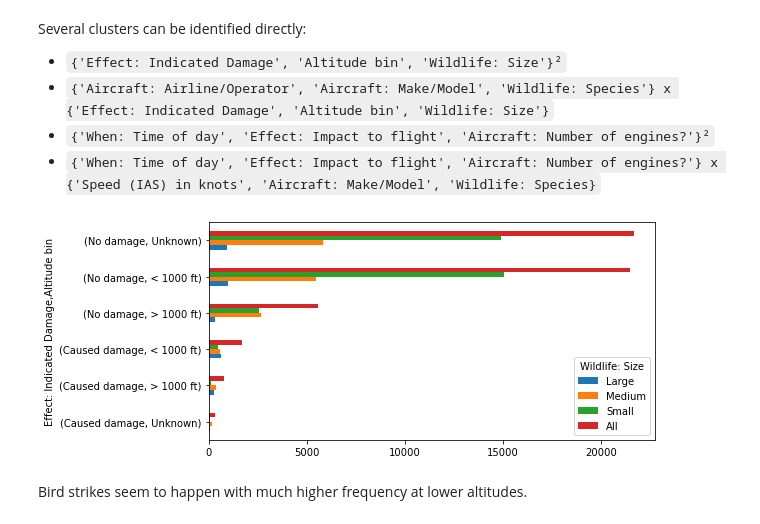
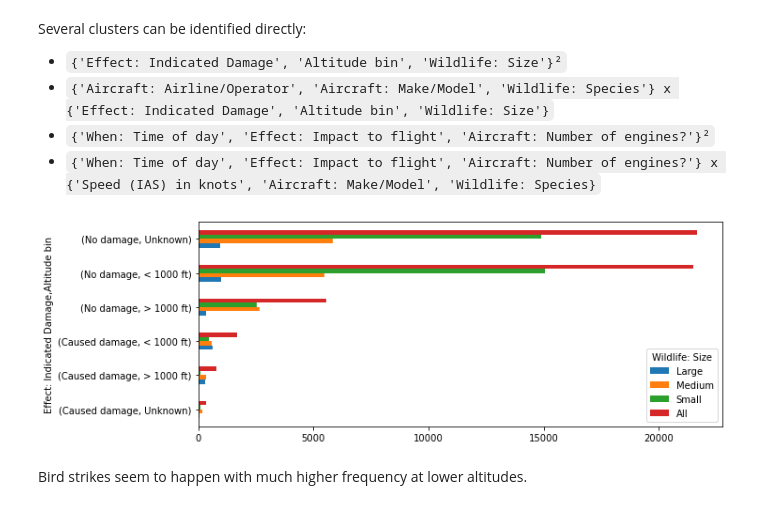
Before and after one commit to mikhas/sully, a Jupyter notebook: 00_eda.ipynb, the cells around one changed output. Drawn from its saved outputs; the diff is of its cells as text; code cells hidden in the pictures.

```diff
--- a/00_eda.ipynb
+++ b/00_eda.ipynb
@@ -434,9 +434,9 @@ Several clusters can be identified directly:
 * `{'When: Time of day', 'Effect: Impact to flight', 'Aircraft: Number of engines?'} x {'Speed (IAS) in knots', 'Aircraft: Make/Model', 'Wildlife: Species}`
 # %%
 pd.crosstab([data_tod['Effect: Indicated Damage'], data_tod['Altitude bin']],
-            data_tod['Wildlife: Size'], margins=True).sort_values(by='All', ascending=True)[:-1].plot.barh(figsize=(8, 4));
+            data_tod['Wildlife: Size'], margins=True).sort_values(by='All', ascending=True)[:-1].plot.barh(figsize=(10, 4));
 # %% [output]
-[figure, old version]
+[figure, new version]
 # %% [markdown]
 Bird strikes seem to happen with much higher frequency at lower altitudes.
 # %%
```
Also changed, not shown: parts of 3 cells of this notebook, 1 other file.
